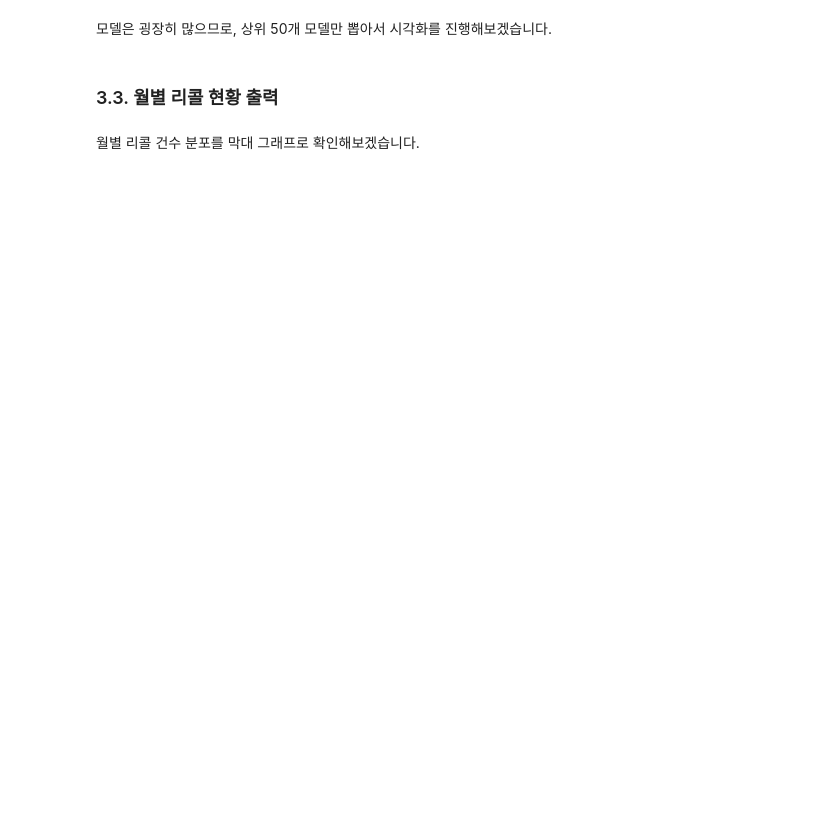
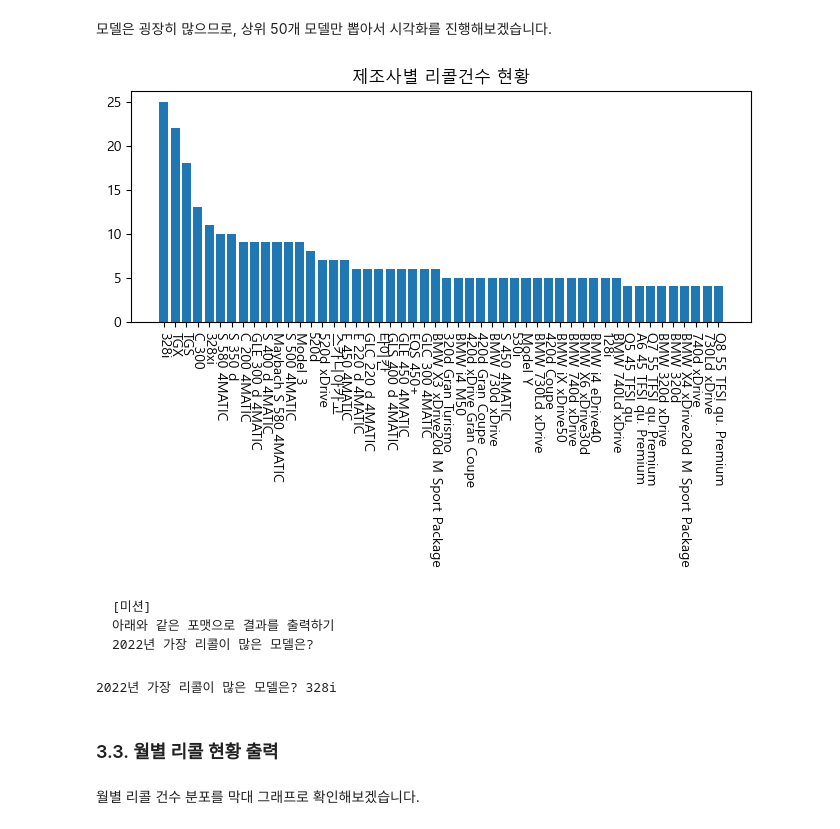
Before and after one commit to JunBeomPark1120/pandas_practice, a Jupyter notebook: 1.자동차리콜데이터분석/1.자동차리콜데이터분석_matplotlib_2022.ipynb, the cells around one changed output. Saved outputs shown, nothing was run; the diff lists cells and outputs as text; code cells hidden in the pictures; blank space fills up the shorter version.

````diff
--- a/1.자동차리콜데이터분석/1.자동차리콜데이터분석_matplotlib_2022.ipynb
+++ b/1.자동차리콜데이터분석/1.자동차리콜데이터분석_matplotlib_2022.ipynb
@@ -144,5 +498,28 @@ tmp.head()
 # %% [markdown]
 모델은 굉장히 많으므로, 상위 50개 모델만 뽑아서 시각화를 진행해보겠습니다.
+# %%
+tmp = df.groupby('차명').size().sort_values(ascending=False).to_frame('count').head(50)
+
+x = tmp.index
+y = tmp['count']
+
+plt.figure(figsize=(8,3))   # 스케치북 그리고
+plt.bar(x=x,height=y)       # bar 차트에 x,y값을 할당
+plt.xticks(rotation=270)    # x축 이름을 회전
+plt.title('제조사별 리콜건수 현황') # 차트 제목 작성
+plt.show()                  # 출력하기
+# %% [output]
+[figure, added]
+# %% [markdown]
+```
+[미션]
+아래와 같은 포맷으로 결과를 출력하기
+2022년 가장 리콜이 많은 모델은?
+```
+# %%
+print(f'2022년 가장 리콜이 많은 모델은? {tmp.index[0]}')
+# %% [output]
+2022년 가장 리콜이 많은 모델은? 328i
 # %% [markdown]
 ### 3.3. 월별 리콜 현황 출력
 # %% [markdown]
````
Also changed, not shown: parts of 66 cells of this notebook.
